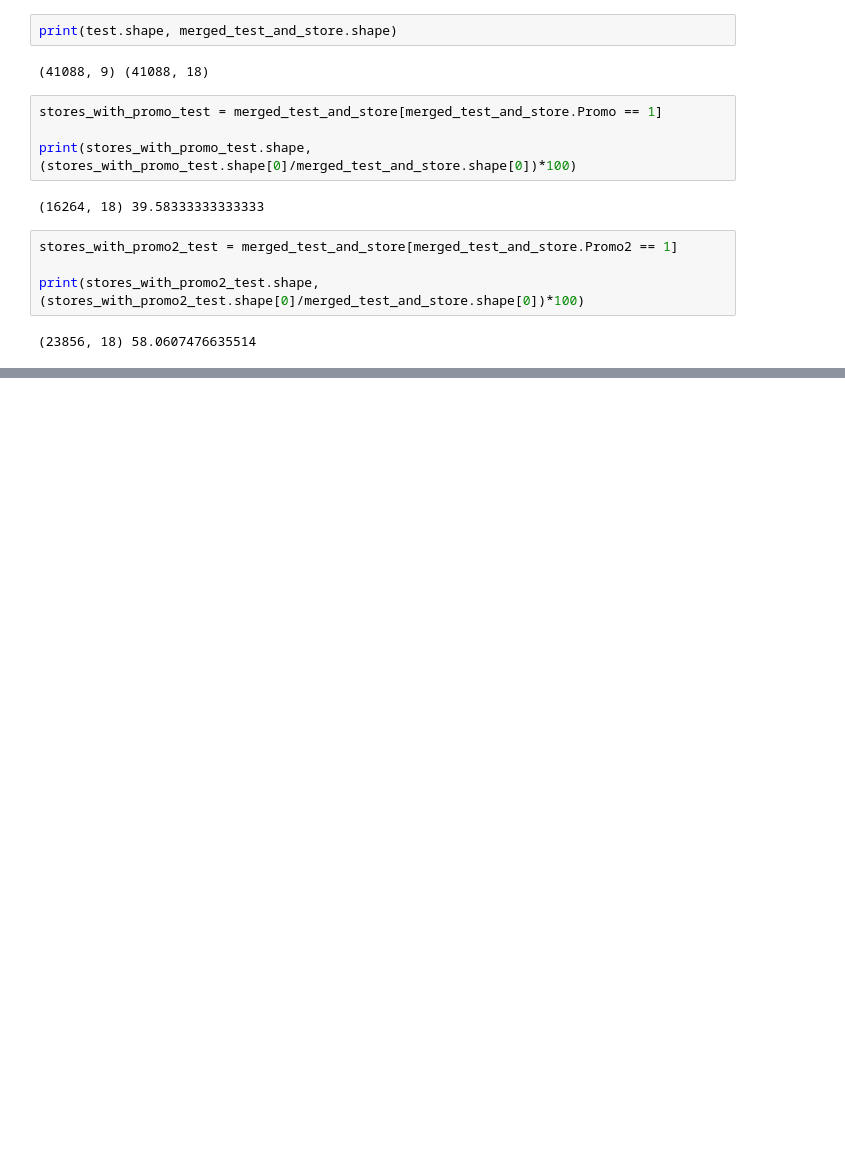
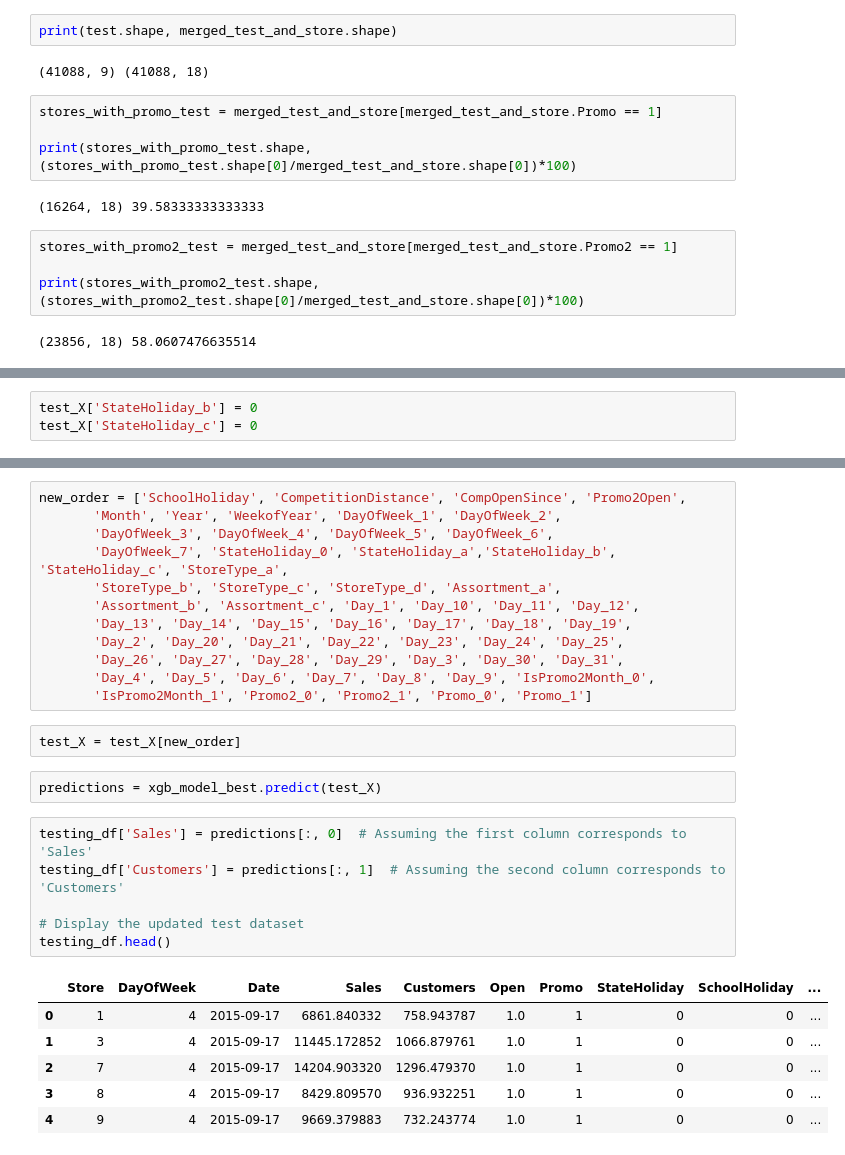
Before and after one commit to salaarslan98/Rossman-Dataset-Analysis, a Jupyter notebook: Rossman Sales Forecasting.ipynb, the cells around one changed output, grey strips where cells are left out. Cells and saved outputs as stored; diff of their text form; blank space fills up the shorter version.

```diff
--- a/Rossman Sales Forecasting.ipynb
+++ b/Rossman Sales Forecasting.ipynb
@@ -711,0 +1230,3 @@ print(stores_with_promo2_test.shape, (stores_with_promo2_test.shape[0]/merged_te
+# %%
+test_X['StateHoliday_b'] = 0
+test_X['StateHoliday_c'] = 0
@@ -711,0 +1280,29 @@ print(stores_with_promo2_test.shape, (stores_with_promo2_test.shape[0]/merged_te
+# %%
+new_order = ['SchoolHoliday', 'CompetitionDistance', 'CompOpenSince', 'Promo2Open',
+       'Month', 'Year', 'WeekofYear', 'DayOfWeek_1', 'DayOfWeek_2',
+       'DayOfWeek_3', 'DayOfWeek_4', 'DayOfWeek_5', 'DayOfWeek_6',
+       'DayOfWeek_7', 'StateHoliday_0', 'StateHoliday_a','StateHoliday_b', 'StateHoliday_c', 'StoreType_a',
+       'StoreType_b', 'StoreType_c', 'StoreType_d', 'Assortment_a',
+       'Assortment_b', 'Assortment_c', 'Day_1', 'Day_10', 'Day_11', 'Day_12',
+       'Day_13', 'Day_14', 'Day_15', 'Day_16', 'Day_17', 'Day_18', 'Day_19',
+       'Day_2', 'Day_20', 'Day_21', 'Day_22', 'Day_23', 'Day_24', 'Day_25',
+       'Day_26', 'Day_27', 'Day_28', 'Day_29', 'Day_3', 'Day_30', 'Day_31',
+       'Day_4', 'Day_5', 'Day_6', 'Day_7', 'Day_8', 'Day_9', 'IsPromo2Month_0',
+       'IsPromo2Month_1', 'Promo2_0', 'Promo2_1', 'Promo_0', 'Promo_1']
+# %%
+test_X = test_X[new_order]
+# %%
+predictions = xgb_model_best.predict(test_X)
+# %%
+testing_df['Sales'] = predictions[:, 0]  # Assuming the first column corresponds to 'Sales'
+testing_df['Customers'] = predictions[:, 1]  # Assuming the second column corresponds to 'Customers'
+
+# Display the updated test dataset
+testing_df.head()
+# %% [output]
+|  | Store | DayOfWeek | Date | Sales | Customers | Open | Promo | StateHoliday | SchoolHoliday | ... |
+| 0 | 1 | 4 | 2015-09-17 | 6861.840332 | 758.943787 | 1.0 | 1 | 0 | 0 | ... |
+| 1 | 3 | 4 | 2015-09-17 | 11445.172852 | 1066.879761 | 1.0 | 1 | 0 | 0 | ... |
+| 2 | 7 | 4 | 2015-09-17 | 14204.903320 | 1296.479370 | 1.0 | 1 | 0 | 0 | ... |
+| 3 | 8 | 4 | 2015-09-17 | 8429.809570 | 936.932251 | 1.0 | 1 | 0 | 0 | ... |
+| 4 | 9 | 4 | 2015-09-17 | 9669.379883 | 732.243774 | 1.0 | 1 | 0 | 0 | ... |
```
Also changed, not shown: parts of 61 cells of this notebook.
